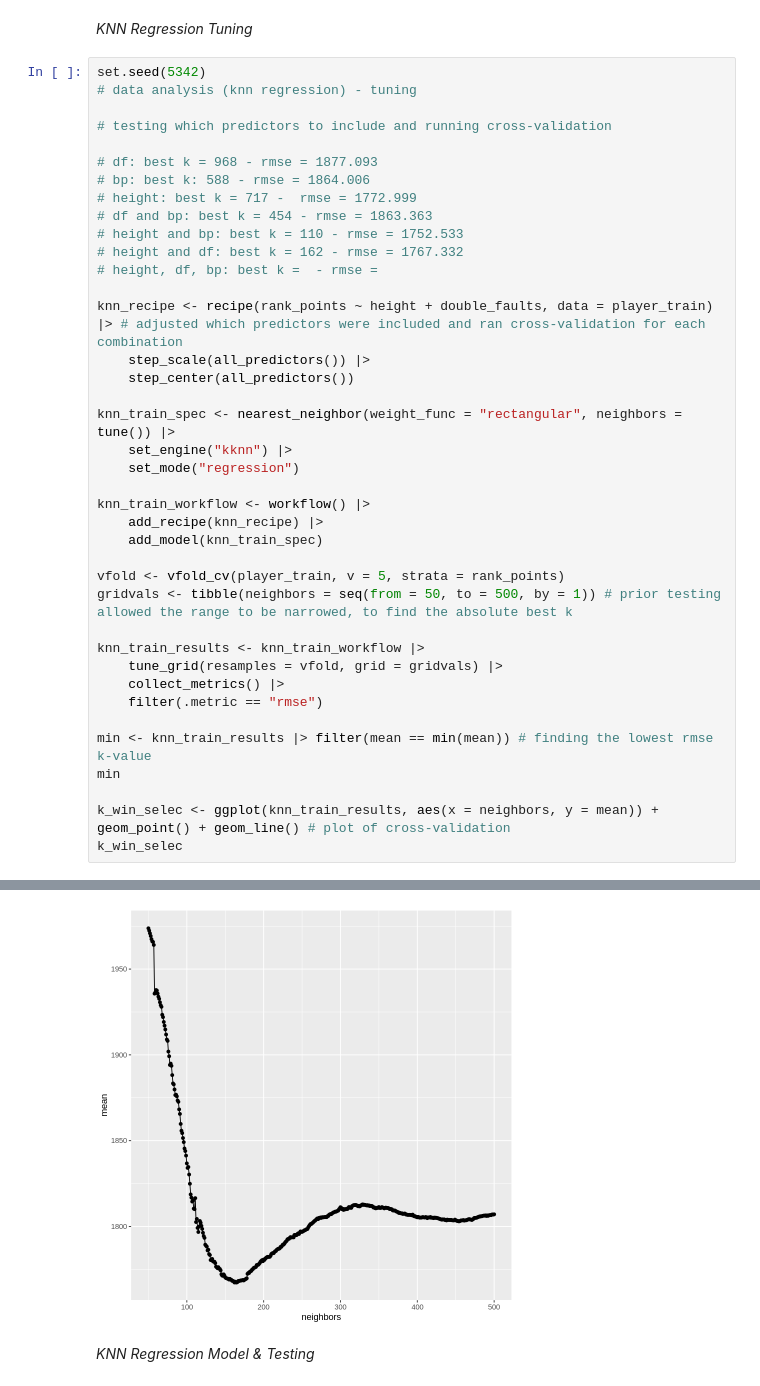
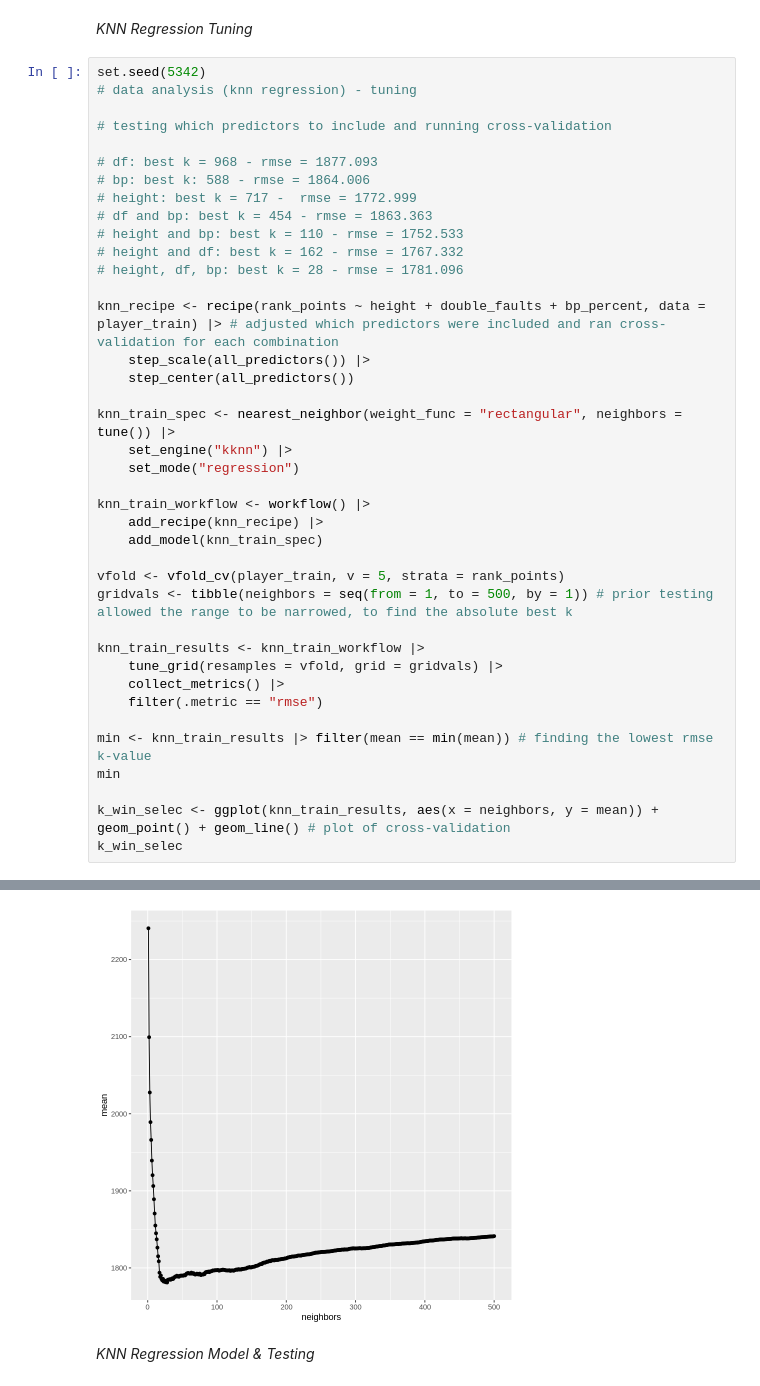
Before and after one commit to EliNAdr/DSCI-100_007-13, a Jupyter notebook: Project_report.ipynb, the cells around one changed output, grey strips where cells are left out. Cells and saved outputs as stored; diff of their text form.

```diff
--- a/Project_report.ipynb
+++ b/Project_report.ipynb
@@ -157,9 +157,9 @@ set.seed(5342)
 # df and bp: best k = 454 - rmse = 1863.363
 # height and bp: best k = 110 - rmse = 1752.533
 # height and df: best k = 162 - rmse = 1767.332
-# height, df, bp: best k =  - rmse =
+# height, df, bp: best k = 28 - rmse = 1781.096
 
-knn_recipe <- recipe(rank_points ~ height + double_faults, data = player_train) |> # adjusted which predictors were included and ran cross-validation for each combination
+knn_recipe <- recipe(rank_points ~ height + double_faults + bp_percent, data = player_train) |> # adjusted which predictors were included and ran cross-validation for each combination
     step_scale(all_predictors()) |>
     step_center(all_predictors())
 
@@ -172,7 +172,7 @@ knn_train_workflow <- workflow() |>
     add_model(knn_train_spec)
 
 vfold <- vfold_cv(player_train, v = 5, strata = rank_points)
-gridvals <- tibble(neighbors = seq(from = 50, to = 500, by = 1)) # prior testing allowed the range to be narrowed, to find the absolute best k
+gridvals <- tibble(neighbors = seq(from = 1, to = 500, by = 1)) # prior testing allowed the range to be narrowed, to find the absolute best k
 
 knn_train_results <- knn_train_workflow |>
     tune_grid(resamples = vfold, grid = gridvals) |>
@@ -192,4 +192,4 @@ A tibble: 1 × 7
-[figure, old version]
+[figure, new version]
 # %% [markdown]
 *KNN Regression Model & Testing*
 # %%
```
Also changed, not shown: parts of 2 cells of this notebook.
